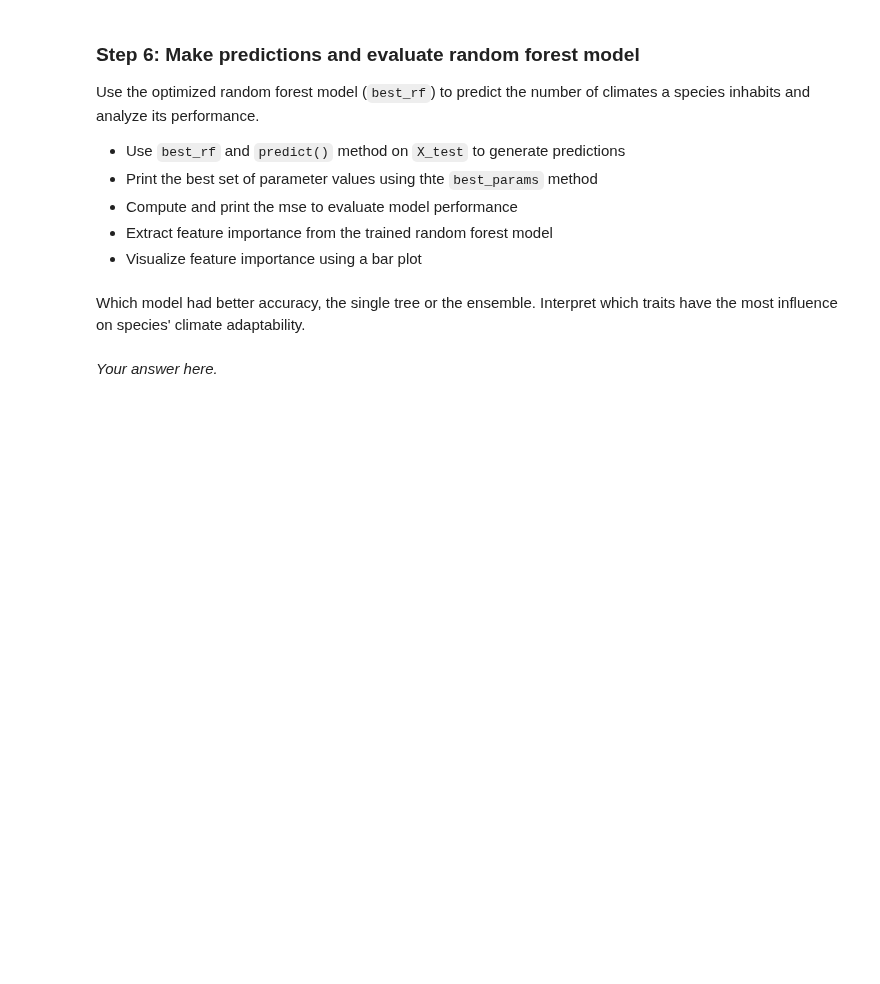
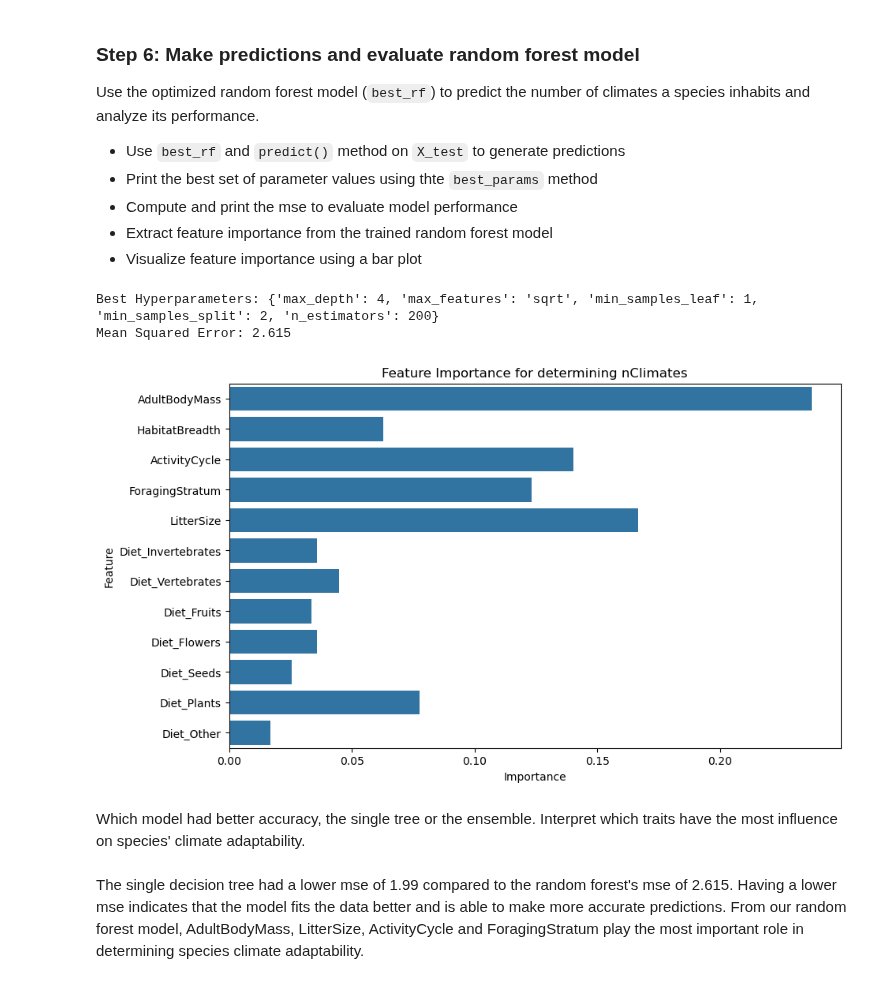
Before and after one commit to tommats00/EDS232-labs, a Jupyter notebook: week6/lab6-mammal-traits.ipynb, the cells around one changed output. Drawn from its saved outputs; the diff is of its cells as text; code cells hidden in the pictures; blank space fills up the shorter version.

```diff
--- a/week6/lab6-mammal-traits.ipynb
+++ b/week6/lab6-mammal-traits.ipynb
@@ -155,9 +238,12 @@ Now we'll use a more sophisticated ensemble approach where we optimize the value
 - Use `GridSearchCV` with 5-fold cross-validation and mse (`neg_mean_squared_error`) to find the best combination of parameter values
 - Train the best estimator.
 # %%
+# Define classifier
+rf = RandomForestClassifier(random_state=808)
+
 # Define a param grid with hyperparameters from above
-param_gird = {
-    'max_features': ['sqrt', 6, none],
+param_grid = {
+    'max_features': ['sqrt', 6, None],
     'n_estimators': [50, 100, 200],
     'max_depth': [3,4,5,6,7],
     'min_samples_split': [2, 5, 10],
@@ -165,7 +251,7 @@ param_gird = {
 }
 
 # Use GridSearchCV to find the best hyperparameters
-gs = GridSearchCV(RandomForestClassifier(random_state = 808), param_grid = param_grid, cv = 5, n_jobs = -1)
+gs = GridSearchCV(rf, param_grid = param_grid, cv = 5, n_jobs = -1)
 # %% [markdown]
 ### Step 6: Make predictions and evaluate random forest model
 Use the optimized random forest model (`best_rf`) to predict the number of climates a species inhabits and analyze its performance.
@@ -181,4 +264,36 @@ rf =
+# %%
+# Use best_rf and predict methond on X_test to get y_pred
+best_rf = gs.fit(X_train, y_train)
+
+# Make predictions
+y_pred = best_rf.predict(X_test)
+
+# Print the best hyperparameters
+print(f"Best Hyperparameters: {best_rf.best_params_}")
+
+# Compute MSE
+mse = mean_squared_error(y_test, y_pred)
+print(f"Mean Squared Error: {mse:.3f}")
+
+# Extract feature importance
+feature_importance = best_rf.best_estimator_.feature_importances_
+# %% [output]
+Best Hyperparameters: {'max_depth': 4, 'max_features': 'sqrt', 'min_samples_leaf': 1, 'min_samples_split': 2, 'n_estimators': 200}
+Mean Squared Error: 2.615
+# %%
+
+
+
+# Visualize feature importance
+plt.figure(figsize = (10, 6))
+sns.barplot(x = feature_importance, y = X.columns)
+plt.title('Feature Importance for determining nClimates')
+plt.ylabel('Feature')
+plt.xlabel('Importance')
+plt.show()
+# %% [output]
+[figure, added]
 # %% [markdown]
 Which model had better accuracy, the single tree or the ensemble.  Interpret which traits have the most influence on species' climate adaptability.
-# %% [markdown]
-*Your answer here.*
+# %% [markdown]
+The single decision tree had a lower mse of 1.99 compared to the random forest's mse of 2.615. Having a lower mse indicates that the model fits the data better and is able to make more accurate predictions. From our random forest model, AdultBodyMass, LitterSize, ActivityCycle and ForagingStratum play the most important role in determining species climate adaptability.
```
Also changed, not shown: parts of 11 cells of this notebook, 1 other file.
